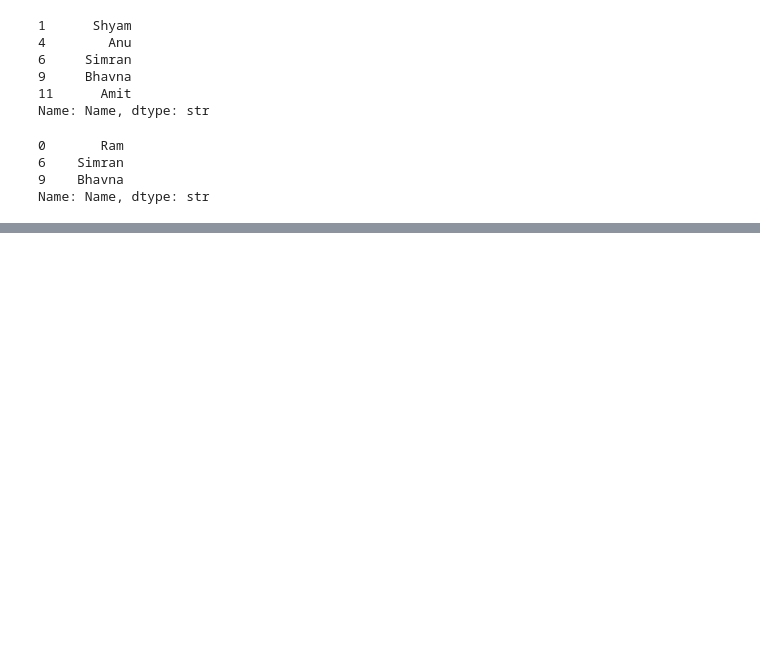
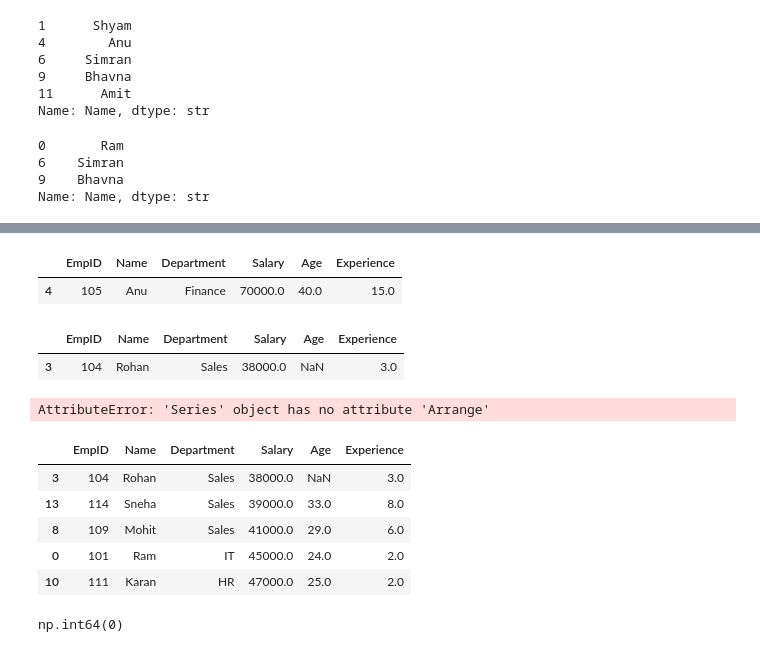
Before and after one commit to Aakashtyagi9889/Python-Assignment-Croma-, a Jupyter notebook: Jupyter Notebook LocalComputer/Assignment1.ipynb, the cells around one changed output, grey strips where cells are left out. Drawn from its saved outputs; the diff is of its cells as text; code cells hidden in the pictures; blank space fills up the shorter version.

```diff
--- a/Jupyter Notebook LocalComputer/Assignment1.ipynb
+++ b/Jupyter Notebook LocalComputer/Assignment1.ipynb
@@ -381,0 +423,34 @@ Name: Name, dtype: str
+# %%
+#Q46 Find employee having maximum salary.
+df[df.Salary==df.Salary.max()]
+# %% [output]
+|  | EmpID | Name | Department | Salary | Age | Experience |
+| 4 | 105 | Anu | Finance | 70000.0 | 40.0 | 15.0 |
+# %%
+#Q47 Find employee having minimum salary.
+df[df.Salary==df.Salary.min()]
+# %% [output]
+|  | EmpID | Name | Department | Salary | Age | Experience |
+| 3 | 104 | Rohan | Sales | 38000.0 | NaN | 3.0 |
+# %%
+#Q48 Display top 5 highest salary employees.
+df.nlargest(5,'Salary')
+df.sort_values(by="Salary", ascending=False).head(5)
+# %% [output]
+AttributeError: 'Series' object has no attribute 'Arrange'
+# %%
+#Q49 Display top 5 lowest salary employees.
+df.nsmallest(5,'Salary')
+df.sort_values(by="Salary" , ascending=True).head(5)
+# %% [output]
+|  | EmpID | Name | Department | Salary | Age | Experience |
+| 3 | 104 | Rohan | Sales | 38000.0 | NaN | 3.0 |
+| 13 | 114 | Sneha | Sales | 39000.0 | 33.0 | 8.0 |
+| 8 | 109 | Mohit | Sales | 41000.0 | 29.0 | 6.0 |
+| 0 | 101 | Ram | IT | 45000.0 | 24.0 | 2.0 |
+| 10 | 111 | Karan | HR | 47000.0 | 25.0 | 2.0 |
+# %%
+#Q50Display dataframe after replacing every missing value correctly.
+newdf.isnull().sum().sum()
+# %% [output]
+np.int64(0)
```
Also changed, not shown: parts of 6 cells of this notebook.
